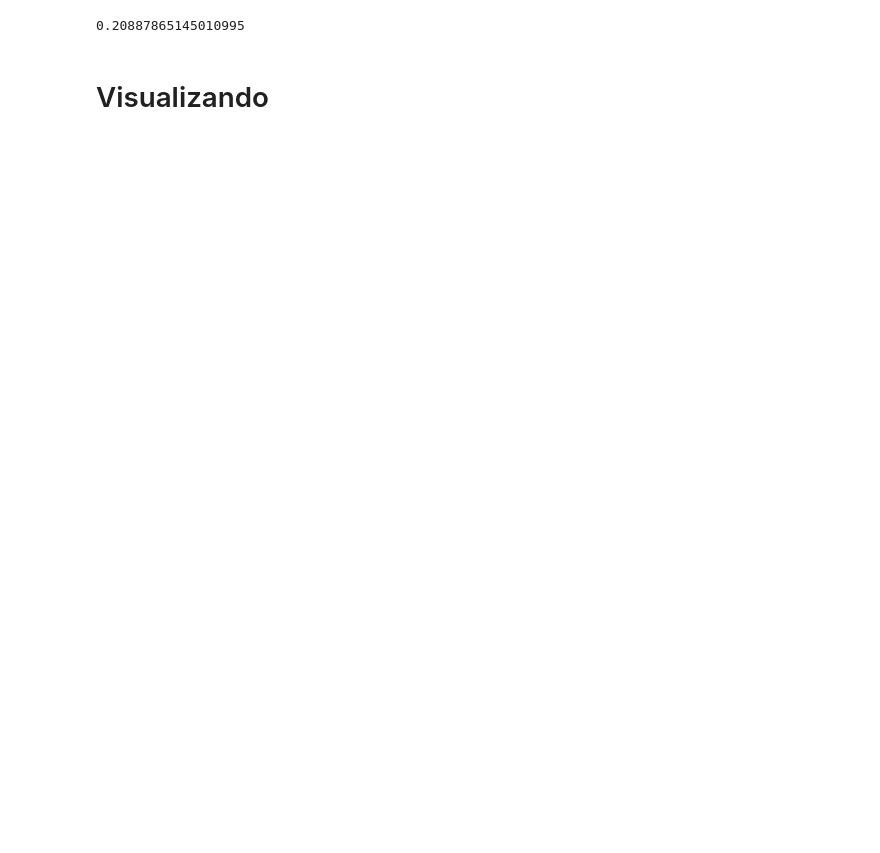
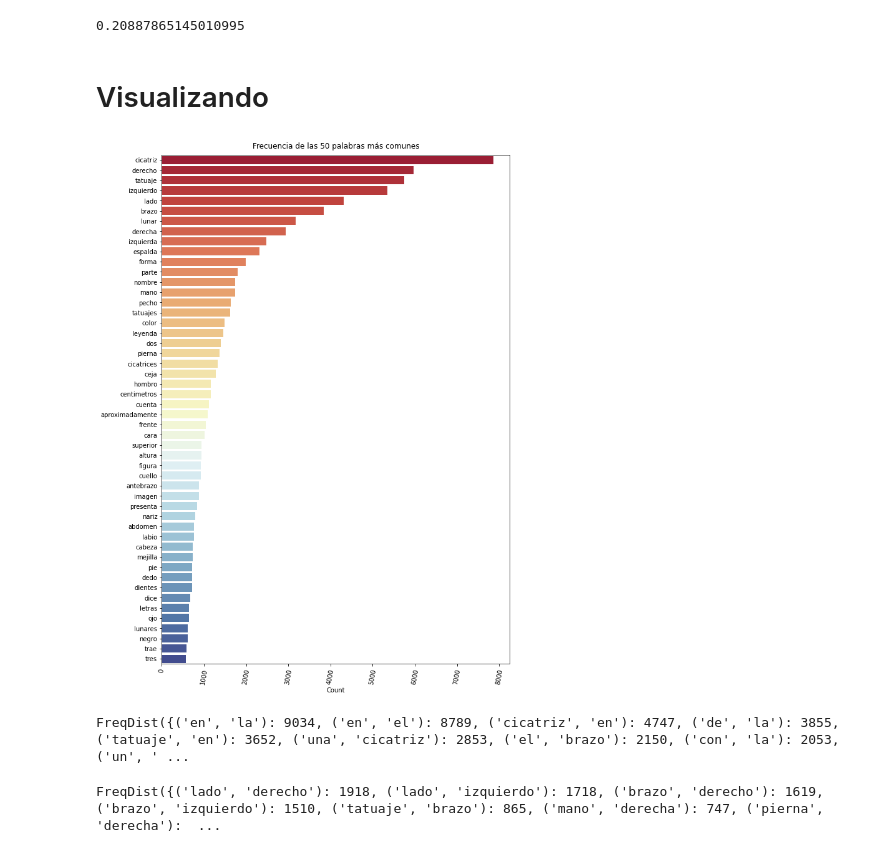
Before and after one commit to MinervaNunez/Proyecto-_Fase3_Python, a Jupyter notebook: Proyecto_Equipo_8.ipynb, the cells around one changed output. Saved outputs shown, nothing was run; the diff lists cells and outputs as text; code cells hidden in the pictures; blank space fills up the shorter version.

```diff
--- a/Proyecto_Equipo_8.ipynb
+++ b/Proyecto_Equipo_8.ipynb
@@ -213,10 +215,10 @@ Series([], Name: senas_particulares, dtype: object)
 senas_part_series = senas_part_series.str.lower()
 
 # Quitando los trailing characters
-senas_part_seriess = senas_part_series.str.strip()
+senas_part_series = senas_part_series.str.strip()
 
 # Quitando los \n, \t, \r
-senas_part_series = senas_part_series.replace(r'\t+|\n+|\r+', ' ', regex=True)
+senas_part_series = senas_part_series.replace(r'\t', ' ', regex=True)
 
 # Quitando los caracteres que no son letras ni espacios
 senas_part_series = senas_part_series.str.replace('[^\w\s]', '', regex=True)
@@ -262,0 +249,8 @@ Name: senas_particulares, Length: 17211, dtype: object
+# %%
+# nltk.tokenize.word_tokenize(text, language='english', preserve_line=False)
+# WhitespaceTokenizer no hizo diferencia.
+# tokens = senas_part_series.apply(WhitespaceTokenizer().tokenize)
+
+
+tokens = senas_part_series.apply(nltk.word_tokenize, language='spanish')
+tokens
@@ -643,3 +662,46 @@ freq_dist_long.freq(7)
 0.20887865145010995
 # %% [markdown]
 # Visualizando
+# %%
+# Frecuencia de las palabras más comunes.
+
+comunes_50 = np.array(
+    list(
+        map(
+            lambda x: list(x), freq_dist_palabras_no_stopw.most_common(50)
+            )
+        )
+)
+
+fig = plt.figure(figsize=(10,15))
+ax = fig.add_subplot()
+
+sns.barplot(y=comunes_50[:, 0], x=comunes_50[:, 1].astype('int'), ax=ax, palette='RdYlBu')
+ax.set_title('Frecuencia de las 50 palabras más comunes', pad=10)
+ax.set_xlabel('Count')
+ax.tick_params(axis='x', rotation=80)
+# %% [output]
+[figure, added]
+# %%
+# freq_dist_palabras_no_stopw.most_common(50)
+
+# bigramas más comunes y su frecuencia
+
+freq_dist_bigramas = nltk.FreqDist(list(nltk.bigrams(text_obj)))
+freq_dist_bigramas
+# %% [output]
+FreqDist({('en', 'la'): 9034, ('en', 'el'): 8789, ('cicatriz', 'en'): 4747, ('de', 'la'): 3855, ('tatuaje', 'en'): 3652, ('una', 'cicatriz'): 2853, ('el', 'brazo'): 2150, ('con', 'la'): 2053, ('un', ' ...
+# %%
+# bigramas sin las stopw y su frecuencia.
+
+freq_dist_bigramas = nltk.FreqDist(
+    list(
+        nltk.bigrams(
+            nltk.Text(palabras_no_stopw)
+        )
+    )
+)
+
+freq_dist_bigramas
+# %% [output]
+FreqDist({('lado', 'derecho'): 1918, ('lado', 'izquierdo'): 1718, ('brazo', 'derecho'): 1619, ('brazo', 'izquierdo'): 1510, ('tatuaje', 'brazo'): 865, ('mano', 'derecha'): 747, ('pierna', 'derecha'):  ...
```
Also changed, not shown: parts of 16 cells of this notebook.
